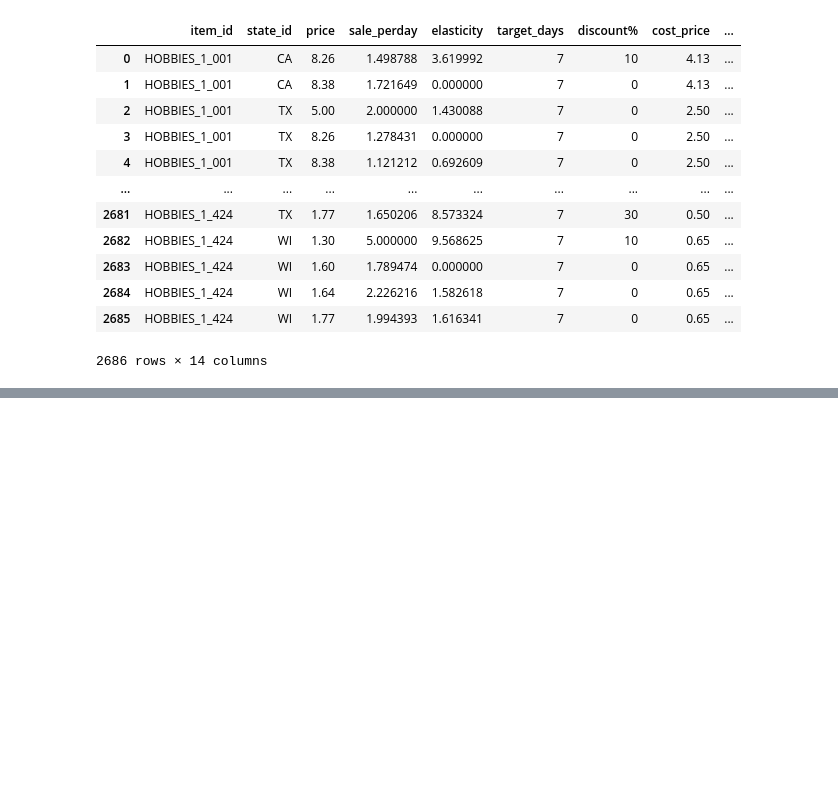
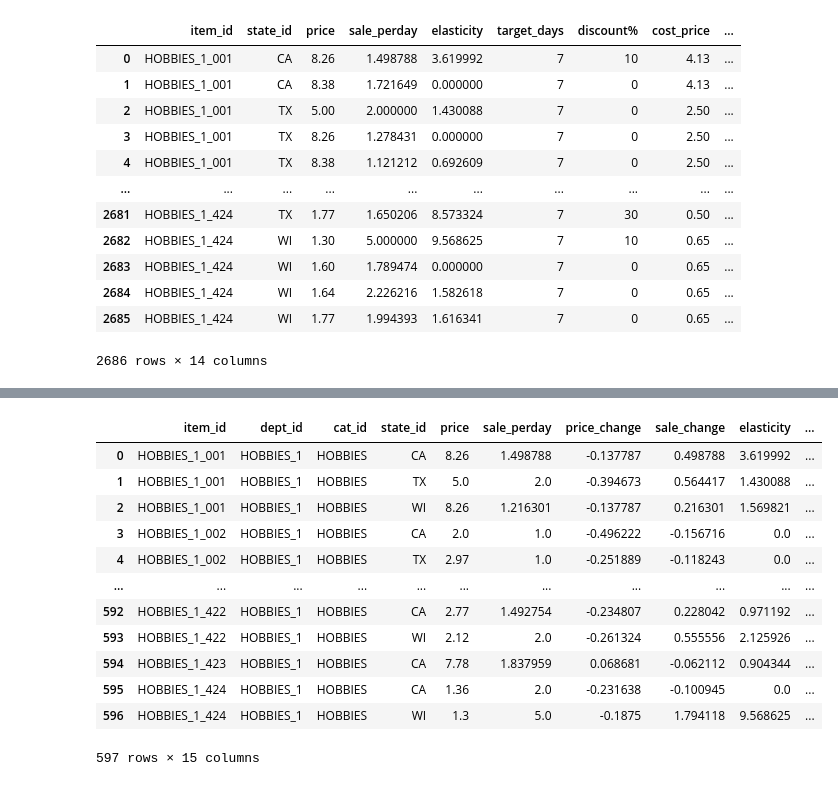
Before and after one commit to janiceivana/DS05_P5, a Jupyter notebook: opti.ipynb, the cells around one changed output, grey strips where cells are left out. Saved outputs shown, nothing was run; the diff lists cells and outputs as text; code cells hidden in the pictures; blank space fills up the shorter version.

```diff
--- a/opti.ipynb
+++ b/opti.ipynb
@@ -349,3 +361,19 @@ for item_id in h1_df['item_id'].unique():
         result_df = pd.concat([result_df, filtered_row])
 
 result_df = result_df.reset_index(drop=True)
+# %%
+result_df
+# %% [output]
+|  | item_id | dept_id | cat_id | state_id | price | sale_perday | price_change | sale_change | elasticity | ... |
+| 0 | HOBBIES_1_001 | HOBBIES_1 | HOBBIES | CA | 8.26 | 1.498788 | -0.137787 | 0.498788 | 3.619992 | ... |
+| 1 | HOBBIES_1_001 | HOBBIES_1 | HOBBIES | TX | 5.0 | 2.0 | -0.394673 | 0.564417 | 1.430088 | ... |
+| 2 | HOBBIES_1_001 | HOBBIES_1 | HOBBIES | WI | 8.26 | 1.216301 | -0.137787 | 0.216301 | 1.569821 | ... |
+| 3 | HOBBIES_1_002 | HOBBIES_1 | HOBBIES | CA | 2.0 | 1.0 | -0.496222 | -0.156716 | 0.0 | ... |
+| 4 | HOBBIES_1_002 | HOBBIES_1 | HOBBIES | TX | 2.97 | 1.0 | -0.251889 | -0.118243 | 0.0 | ... |
+| ... | ... | ... | ... | ... | ... | ... | ... | ... | ... | ... |
+| 592 | HOBBIES_1_422 | HOBBIES_1 | HOBBIES | CA | 2.77 | 1.492754 | -0.234807 | 0.228042 | 0.971192 | ... |
+| 593 | HOBBIES_1_422 | HOBBIES_1 | HOBBIES | WI | 2.12 | 2.0 | -0.261324 | 0.555556 | 2.125926 | ... |
+| 594 | HOBBIES_1_423 | HOBBIES_1 | HOBBIES | CA | 7.78 | 1.837959 | 0.068681 | -0.062112 | 0.904344 | ... |
+| 595 | HOBBIES_1_424 | HOBBIES_1 | HOBBIES | CA | 1.36 | 2.0 | -0.231638 | -0.100945 | 0.0 | ... |
+| 596 | HOBBIES_1_424 | HOBBIES_1 | HOBBIES | WI | 1.3 | 5.0 | -0.1875 | 1.794118 | 9.568625 | ... |
+597 rows × 15 columns
```
Also changed, not shown: parts of 1 cell of this notebook.
